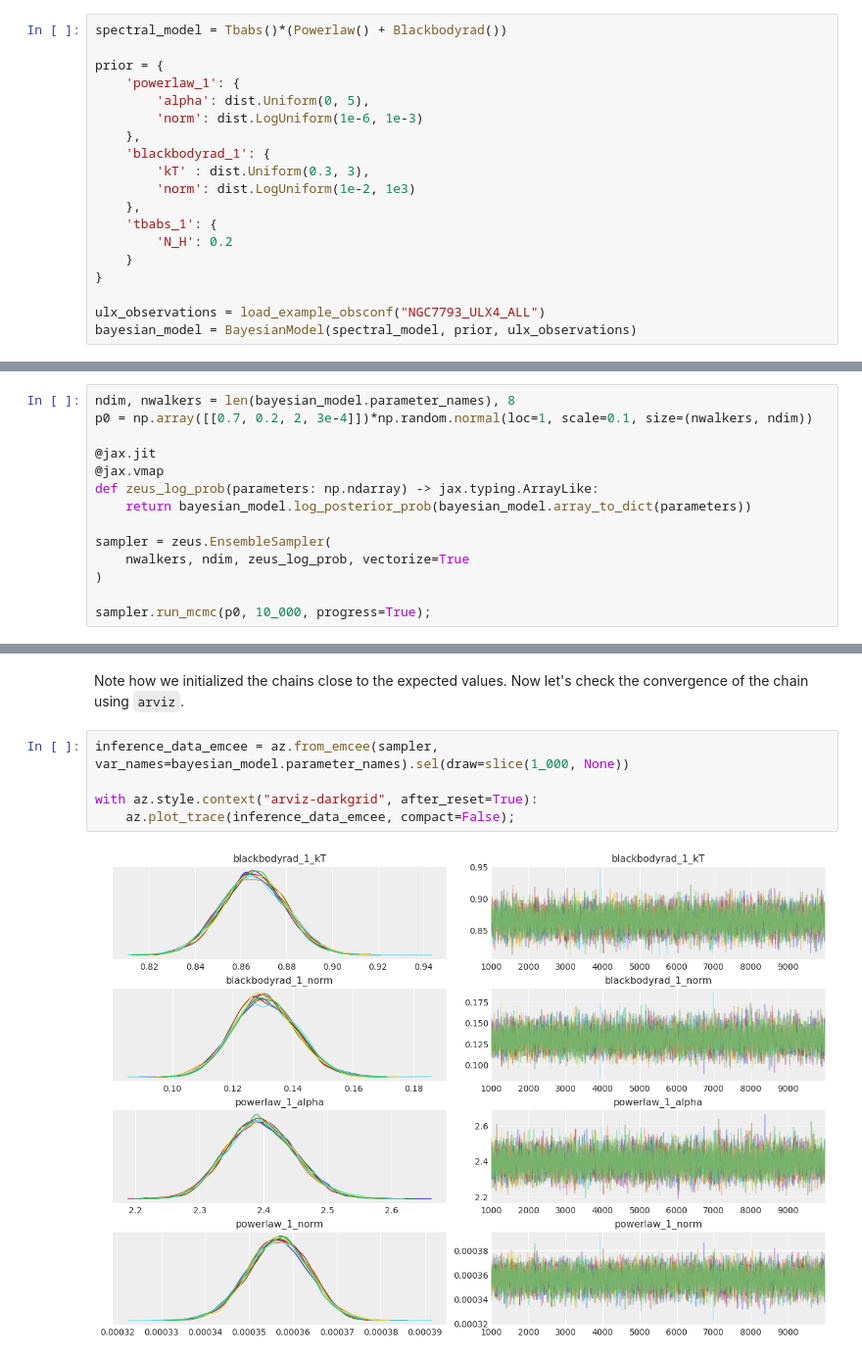
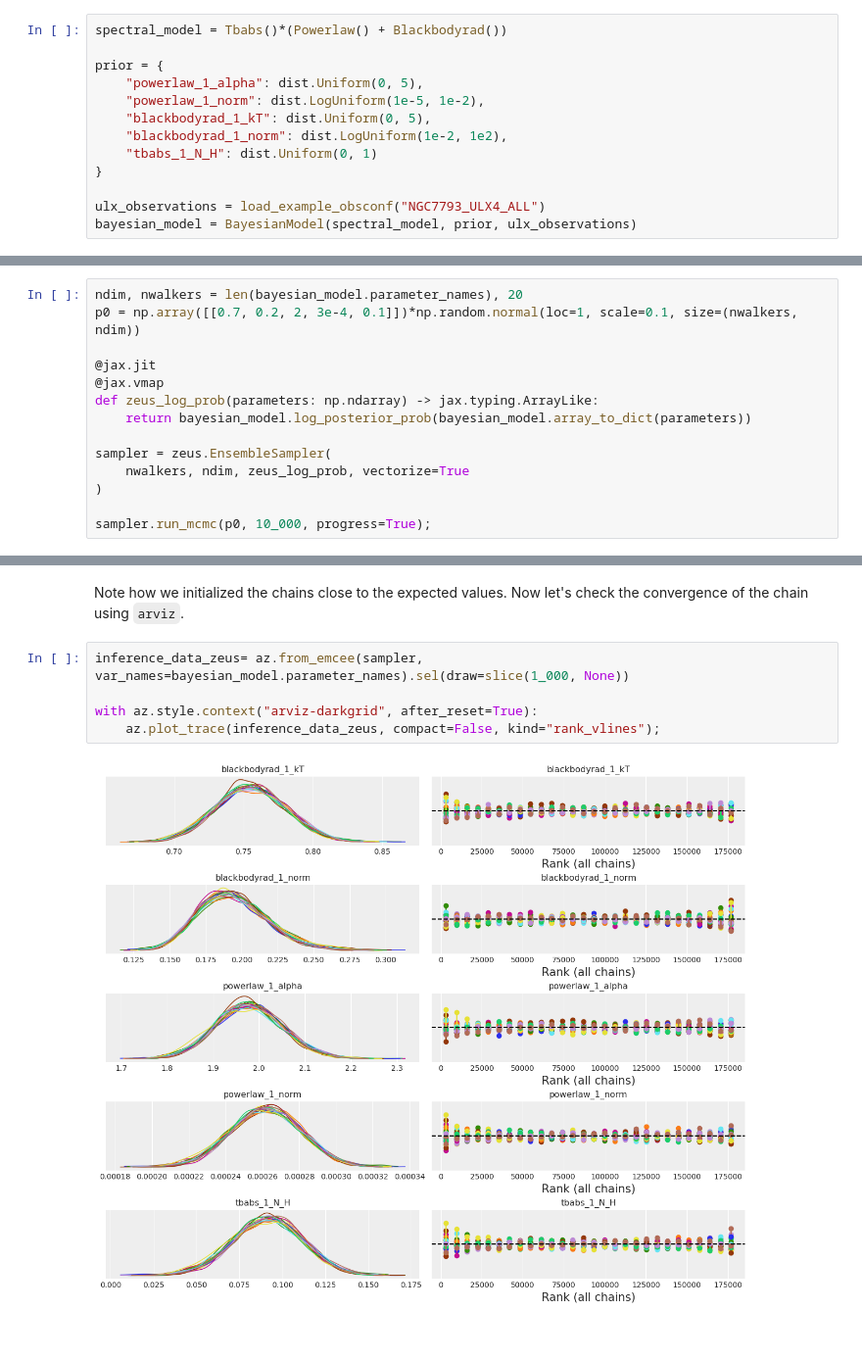
Before and after one commit to renecotyfanboy/jaxspec, a Jupyter notebook: docs/examples/external_samplers.ipynb, the cells around one changed output, grey strips where cells are left out. Shown at 98% size. Saved outputs shown, nothing was run; the diff lists cells and outputs as text.

```diff
--- a/docs/examples/external_samplers.ipynb
+++ b/docs/examples/external_samplers.ipynb
@@ -27,17 +28,11 @@ Now, instead of the casual [`NUTSFitter`](/references/fitting/#jaxspec.fit.NUTSF
 spectral_model = Tbabs()*(Powerlaw() + Blackbodyrad())
 
 prior = {
-    'powerlaw_1': {
-        'alpha': dist.Uniform(0, 5),
-        'norm': dist.LogUniform(1e-6, 1e-3)
-    },
-    'blackbodyrad_1': {
-        'kT' : dist.Uniform(0.3, 3),
-        'norm': dist.LogUniform(1e-2, 1e3)
-    },
-    'tbabs_1': {
-        'N_H': 0.2
-    }
+    "powerlaw_1_alpha": dist.Uniform(0, 5),
+    "powerlaw_1_norm": dist.LogUniform(1e-5, 1e-2),
+    "blackbodyrad_1_kT": dist.Uniform(0, 5),
+    "blackbodyrad_1_norm": dist.LogUniform(1e-2, 1e2),
+    "tbabs_1_N_H": dist.Uniform(0, 1)
 }
 
 ulx_observations = load_example_obsconf("NGC7793_ULX4_ALL")
@@ -47,6 +50,6 @@ bayesian_model = BayesianModel(spectral_model, prior, ulx_observations)
 # %%
-ndim, nwalkers = len(bayesian_model.parameter_names), 8
-p0 = np.array([[0.7, 0.2, 2, 3e-4]])*np.random.normal(loc=1, scale=0.1, size=(nwalkers, ndim))
+ndim, nwalkers = len(bayesian_model.parameter_names), 20
+p0 = np.array([[0.7, 0.2, 2, 3e-4, 0.1]])*np.random.normal(loc=1, scale=0.1, size=(nwalkers, ndim))
 
 @jax.jit
 @jax.vmap
@@ -63,10 +66,10 @@ Initialising ensemble of 8 walkers...
 # %% [markdown]
 Note how we initialized the chains close to the expected values. Now let's check the convergence of the chain using `arviz`.
 # %%
-inference_data_emcee = az.from_emcee(sampler, var_names=bayesian_model.parameter_names).sel(draw=slice(1_000, None))
+inference_data_zeus= az.from_emcee(sampler, var_names=bayesian_model.parameter_names).sel(draw=slice(1_000, None))
 
 with az.style.context("arviz-darkgrid", after_reset=True):
-    az.plot_trace(inference_data_emcee, compact=False);
+    az.plot_trace(inference_data_zeus, compact=False, kind="rank_vlines");
 # %% [output]
-[figure, old version]
+[figure, new version]
 # %% [markdown]
```
Also changed, not shown: parts of 10 cells of this notebook, 18 other files.
